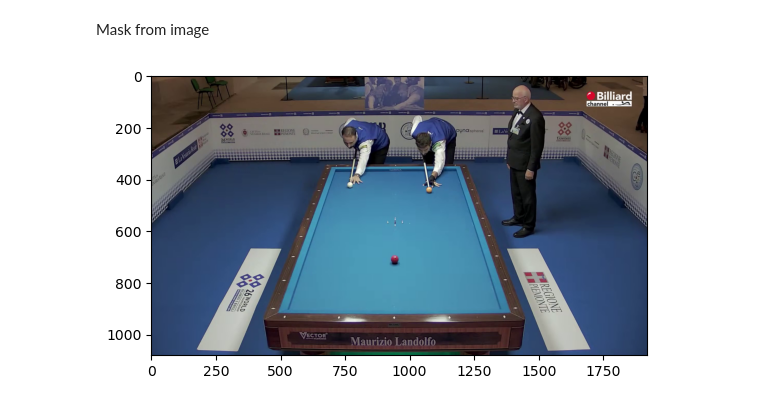
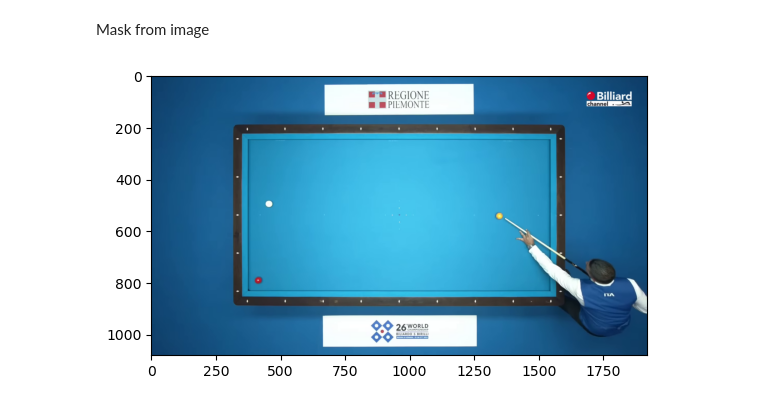
Before and after one commit to giopalma/ShotClock, a Jupyter notebook: notebooks/test.ipynb, the cells around one changed output. Saved outputs shown, nothing was run; the diff lists cells and outputs as text; code cells hidden in the pictures.

```diff
--- a/notebooks/test.ipynb
+++ b/notebooks/test.ipynb
@@ -9,11 +15,11 @@ import colorsys
 # %% [markdown]
 Mask from image
 # %%
-img = cv.imread(cv.samples.findFile("test.png")) # imread legge l'immagine in BGR e non in RGB, quindi il rosso e il blu sono invertiti
+img = cv.imread(cv.samples.findFile("test3.png")) # imread legge l'immagine in BGR e non in RGB, quindi il rosso e il blu sono invertiti
 if img is None:
     sys.exit("Could not read the image.")
 plt.imshow(cv.cvtColor(img, cv.COLOR_BGR2RGB))
 plt.show()
 # %% [output]
-[figure, old version]
+[figure, new version]
 # %%
```
Also changed, not shown: parts of 4 cells of this notebook, 6 other files.
